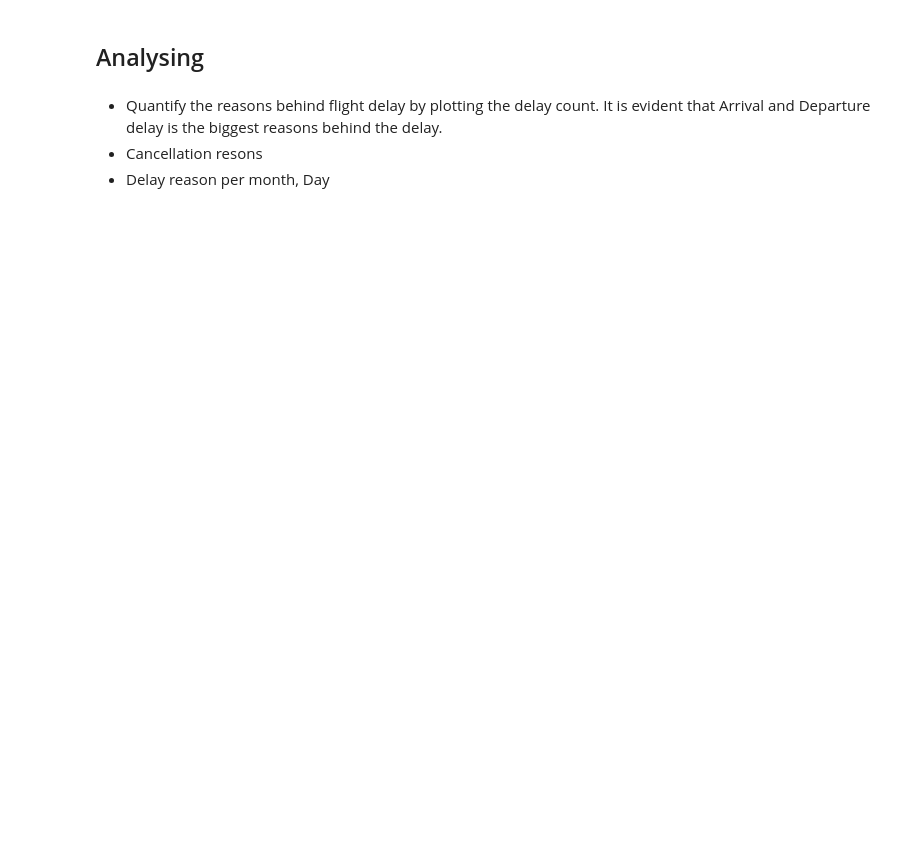
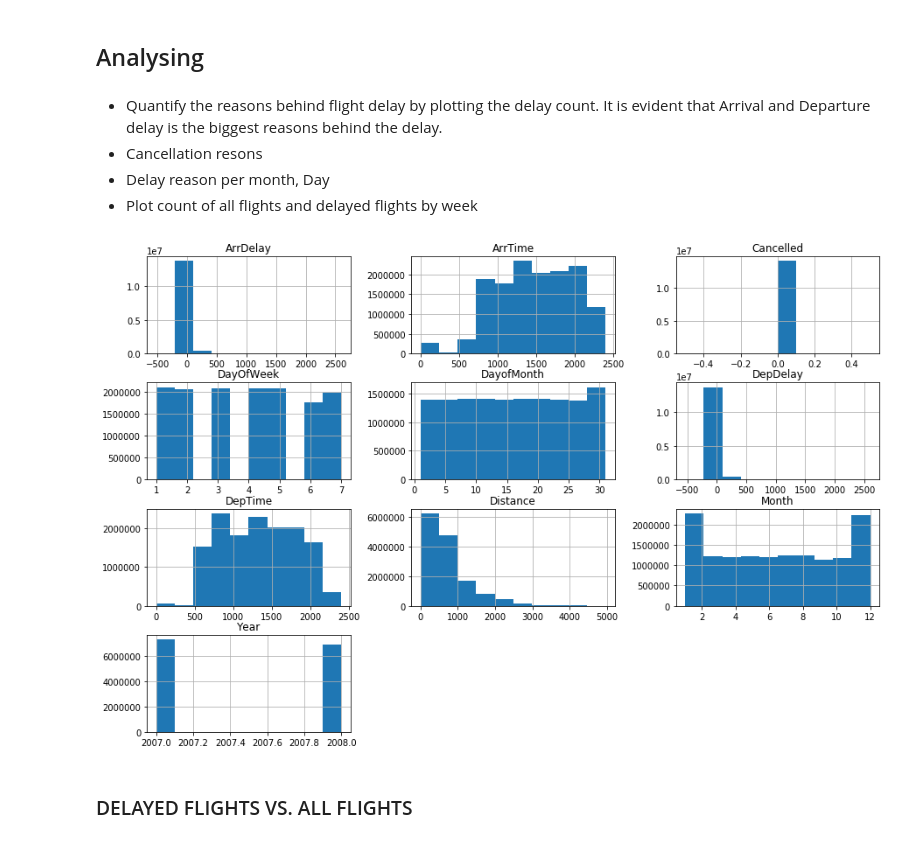
Before and after one commit to ManalAlkallas/Ford_GoBike_Analysis, a Jupyter notebook: Flight_Dataset.ipynb, the cells around one changed output. Drawn from its saved outputs; the diff is of its cells as text; code cells hidden in the pictures; blank space fills up the shorter version.

```diff
--- a/Flight_Dataset.ipynb
+++ b/Flight_Dataset.ipynb
@@ -498,3 +491,5 @@ df.sample(20)
 ### Define
 # %% [markdown]
 ### Code
+# %%
+df_clean= df.copy()
@@ -511,3 +514,9 @@ df.hist(figsize=[15, 10]);
 - Quantify the reasons behind flight delay by plotting the delay count. It is evident that Arrival and Departure delay is the biggest reasons behind the delay.
 - Cancellation resons
 - Delay reason per month, Day
+- Plot count of all flights and delayed flights by week
+# %%
+# check qucik histogram
+df_clean.hist(figsize=[15, 10]);
+# %% [output]
+[figure, added]
@@ -513,0 +533,3 @@ df.hist(figsize=[15, 10]);
+# %% [markdown]
+
+###  DELAYED FLIGHTS VS. ALL FLIGHTS
```
Also changed, not shown: parts of 62 cells of this notebook.
